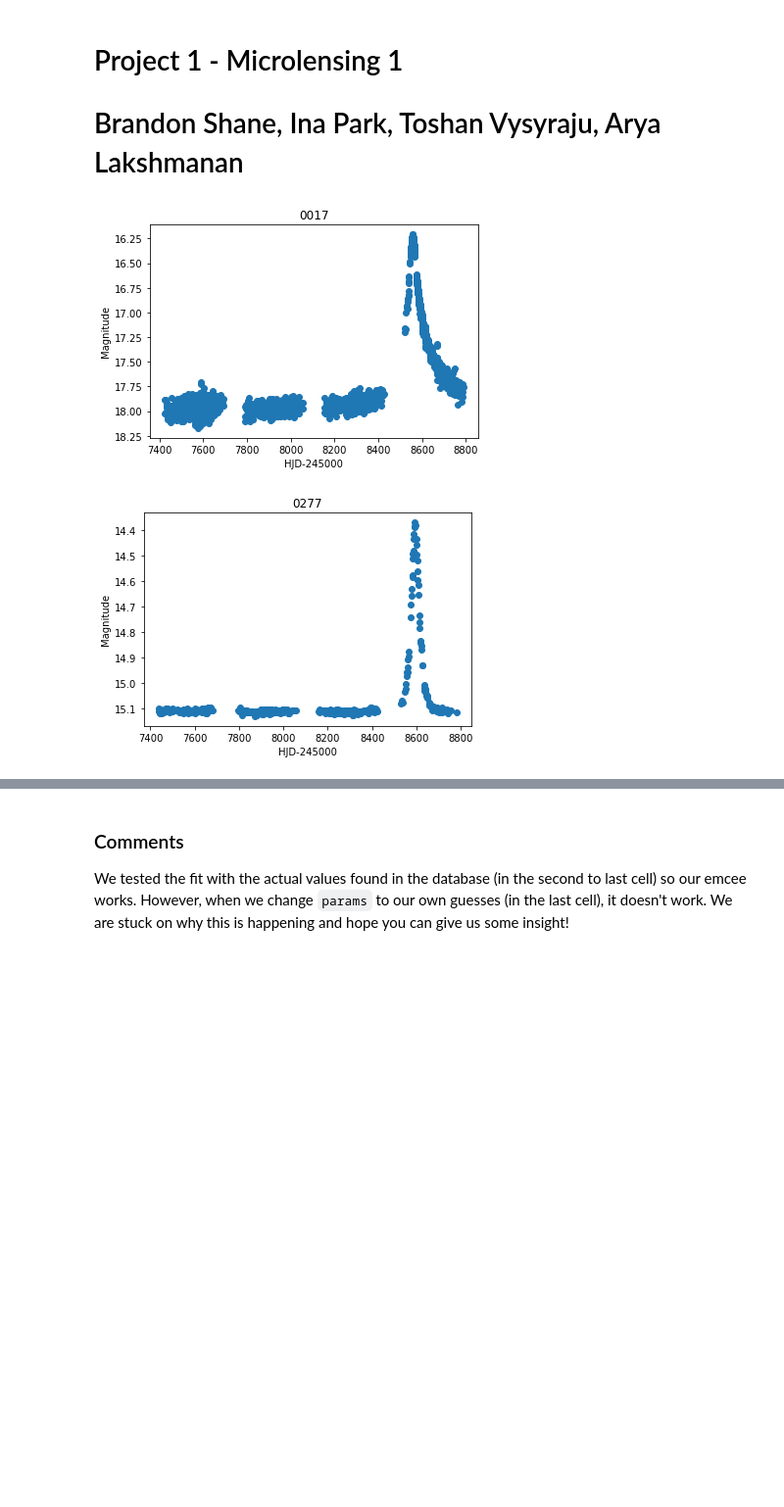
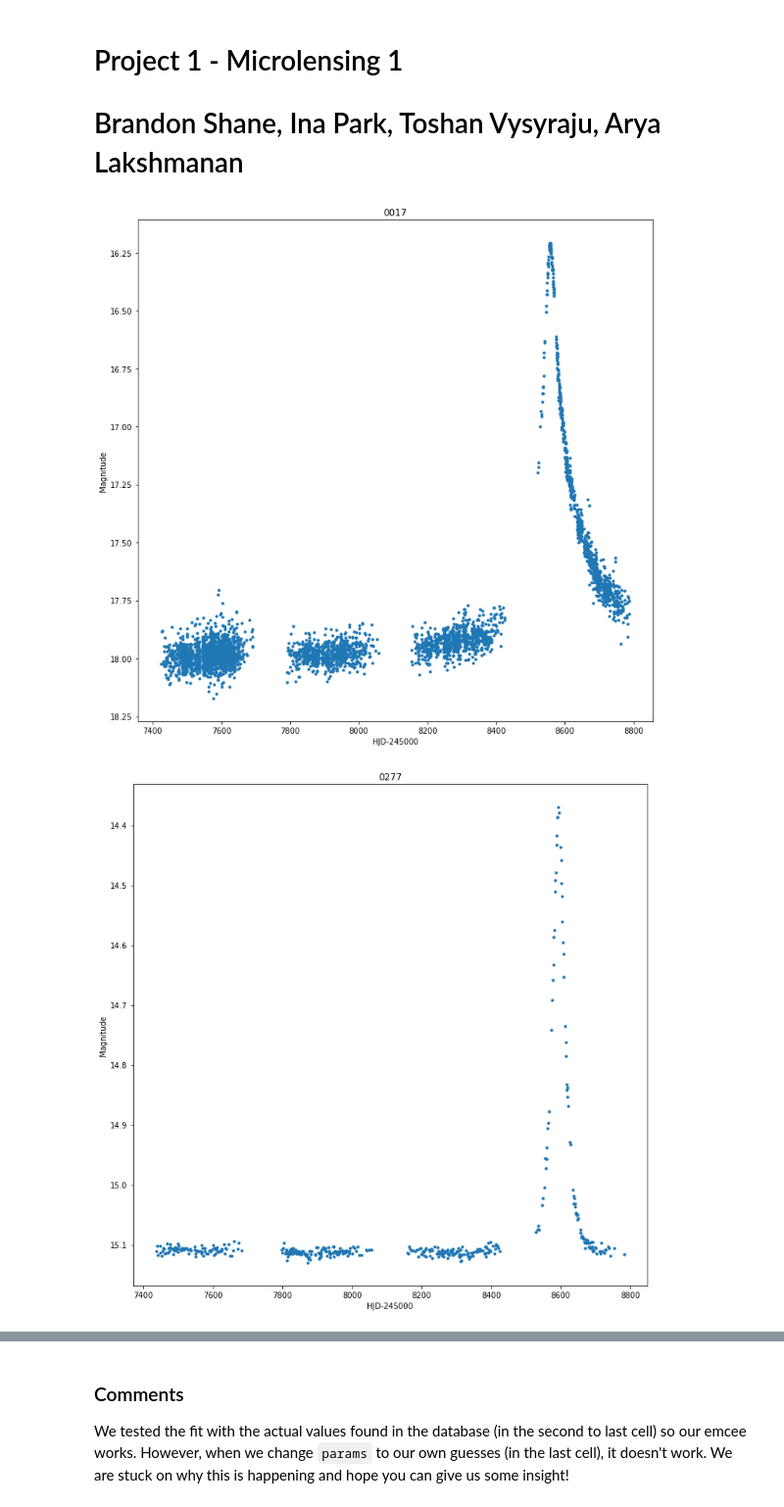
Before and after one commit to toshanv/Gravitational-Microlensing, a Jupyter notebook: project1.ipynb, the cells around one changed output, grey strips where cells are left out. Shown at 98% size. Cells and saved outputs as stored; diff of their text form; code cells hidden in the pictures; blank space fills up the shorter version.

Commit message:
[FIX] plot readability

```diff
--- a/project1.ipynb
+++ b/project1.ipynb
@@ -10,22 +10,22 @@ import corner
 # %%
 # _locs = ['OGLE-2019-BLG-/blg-0017/',]
 Data = {}
 names = ['0017','0277','0420']
 
 for name in names:
     d = np.loadtxt('OGLE-2019-BLG-'+name+'/blg-'+name+'/phot.dat', dtype=float)
     x = d[:,0] - 245e4
     y = d[:,1]
 
-    plt.scatter(x,y)
+    plt.scatter(x, y, marker = '.')
     plt.gca().invert_yaxis()
     plt.title(name)
     plt.xlabel('HJD-245000')
     plt.ylabel('Magnitude')
     plt.show()
 
 
     Data[name] = d
 # %% [output]
-[figure, old version]
+[figure, new version]
-[figure, old version]
+[figure, new version]
```
Also changed, not shown: parts of 4 cells of this notebook.
